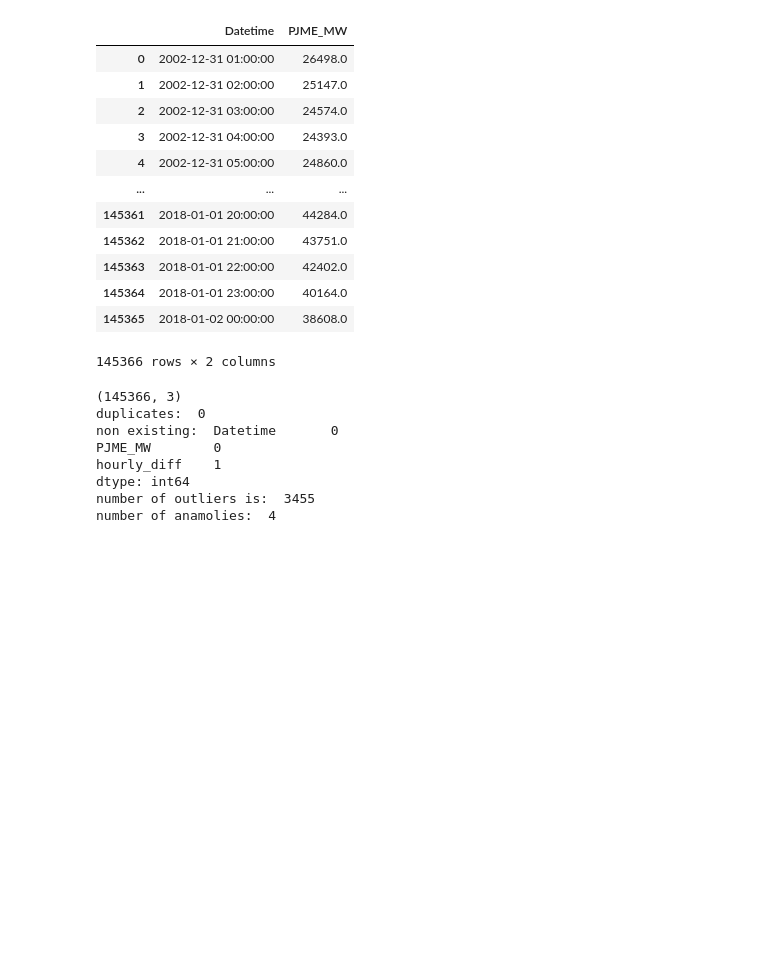
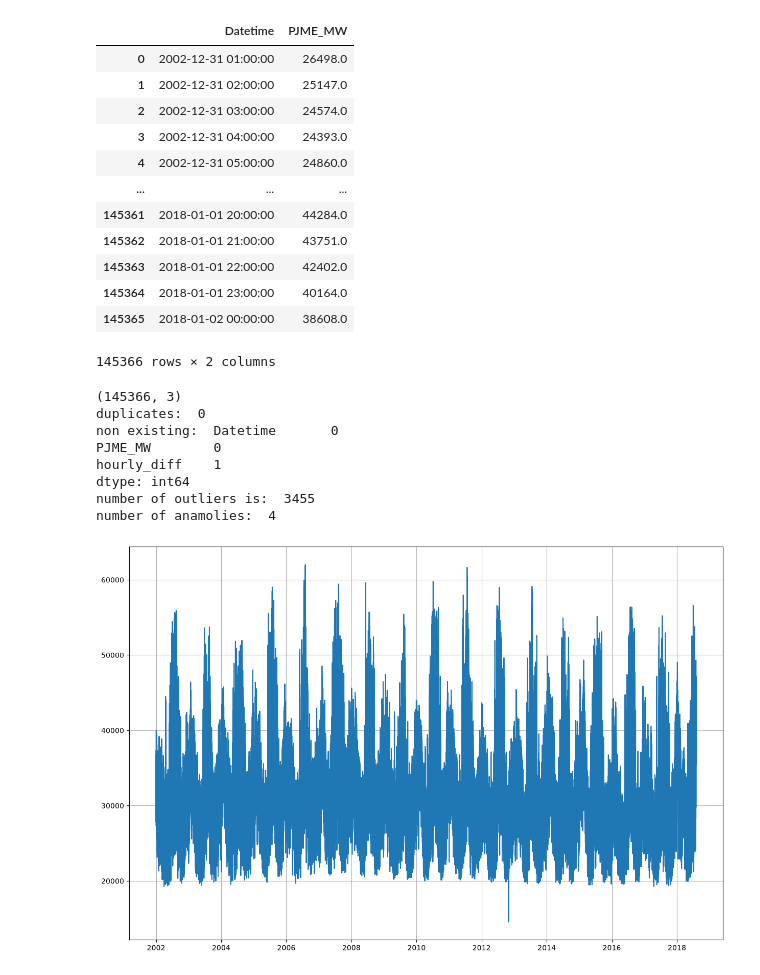
Before and after one commit to aymen-alarcon/azure, a Jupyter notebook: main.ipynb, the cells around one changed output. Saved outputs shown, nothing was run; the diff lists cells and outputs as text; code cells hidden in the pictures; blank space fills up the shorter version.

```diff
--- a/main.ipynb
+++ b/main.ipynb
@@ -50,3 +52,10 @@ hourly_diff    1
 dtype: int64
 number of outliers is:  3455
 number of anamolies:  4
+# %%
+plt.figure(figsize=(15, 10))
+plt.plot(df['Datetime'], df['PJME_MW'])
+plt.grid(True)
+plt.show()
+# %% [output]
+[figure, added]
```
Also changed, not shown: parts of 4 cells of this notebook.
